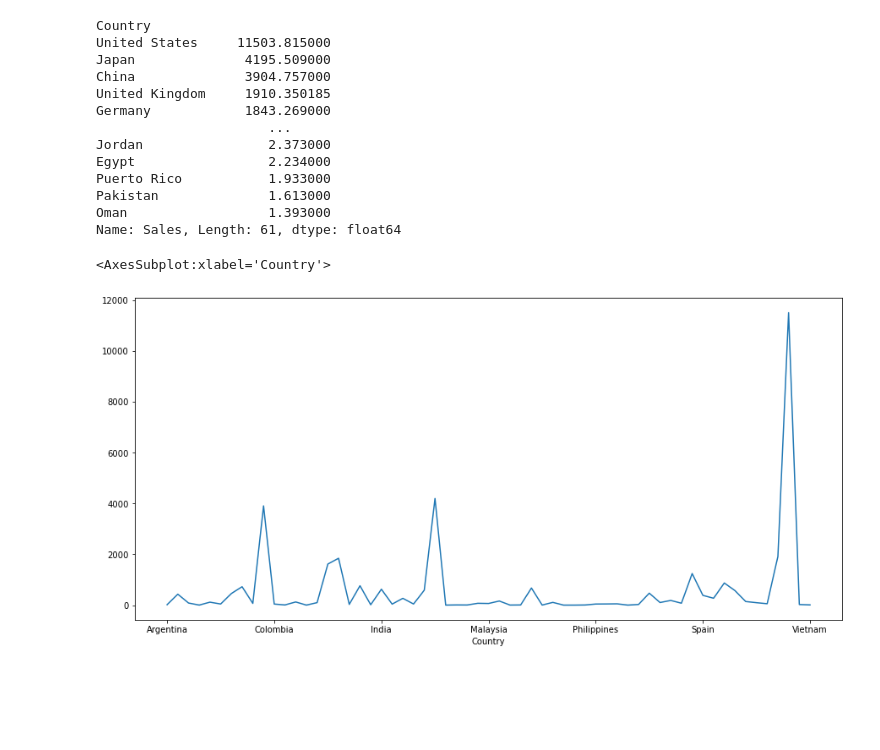
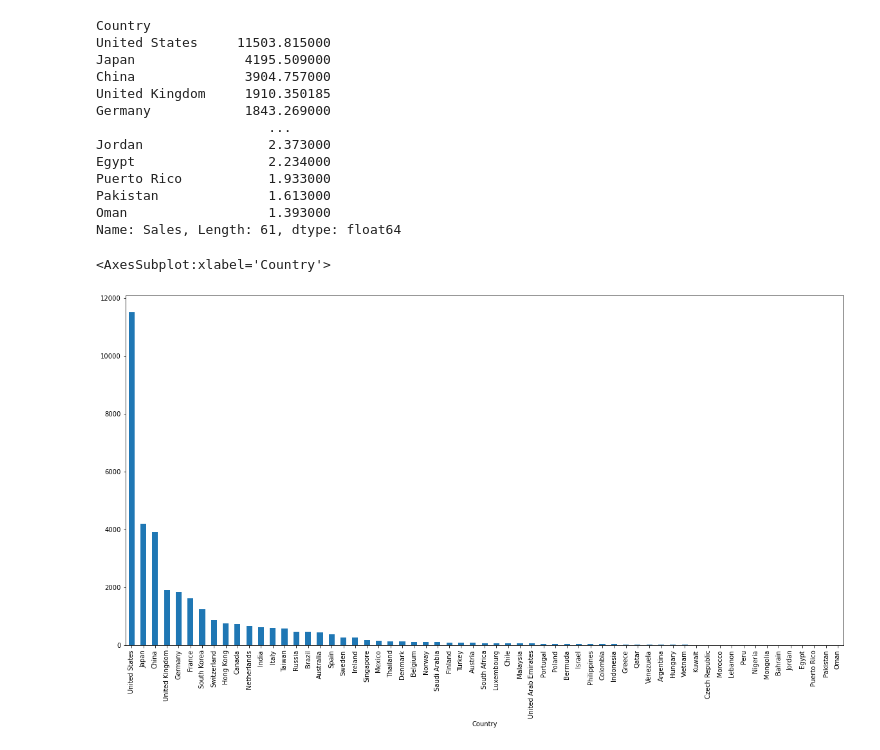
Before and after one commit to Maithreyan11/DS_CaseStudy, a Jupyter notebook: 2017.ipynb, the cells around one changed output. Drawn from its saved outputs; the diff is of its cells as text; code cells hidden in the pictures; blank space fills up the shorter version.

Commit message:
ploter a bar graph for sales per country

```diff
--- a/2017.ipynb
+++ b/2017.ipynb
@@ -102,9 +102,8 @@ Puerto Rico           1.933000
 Pakistan              1.613000
 Oman                  1.393000
 Name: Sales, Length: 61, dtype: float64
-# %%
-fig, ax = plt.subplots(figsize=(15,7))
-df.groupby(['Country']).sum()['Sales'].plot(ax=ax)
-# %% [output]
-<AxesSubplot:xlabel='Country'>
-[figure, removed]
+# %%
+country_vise.sort_values(ascending=False).plot.bar(figsize=(20, 10))
+# %% [output]
+<AxesSubplot:xlabel='Country'>
+[figure, added]
```
